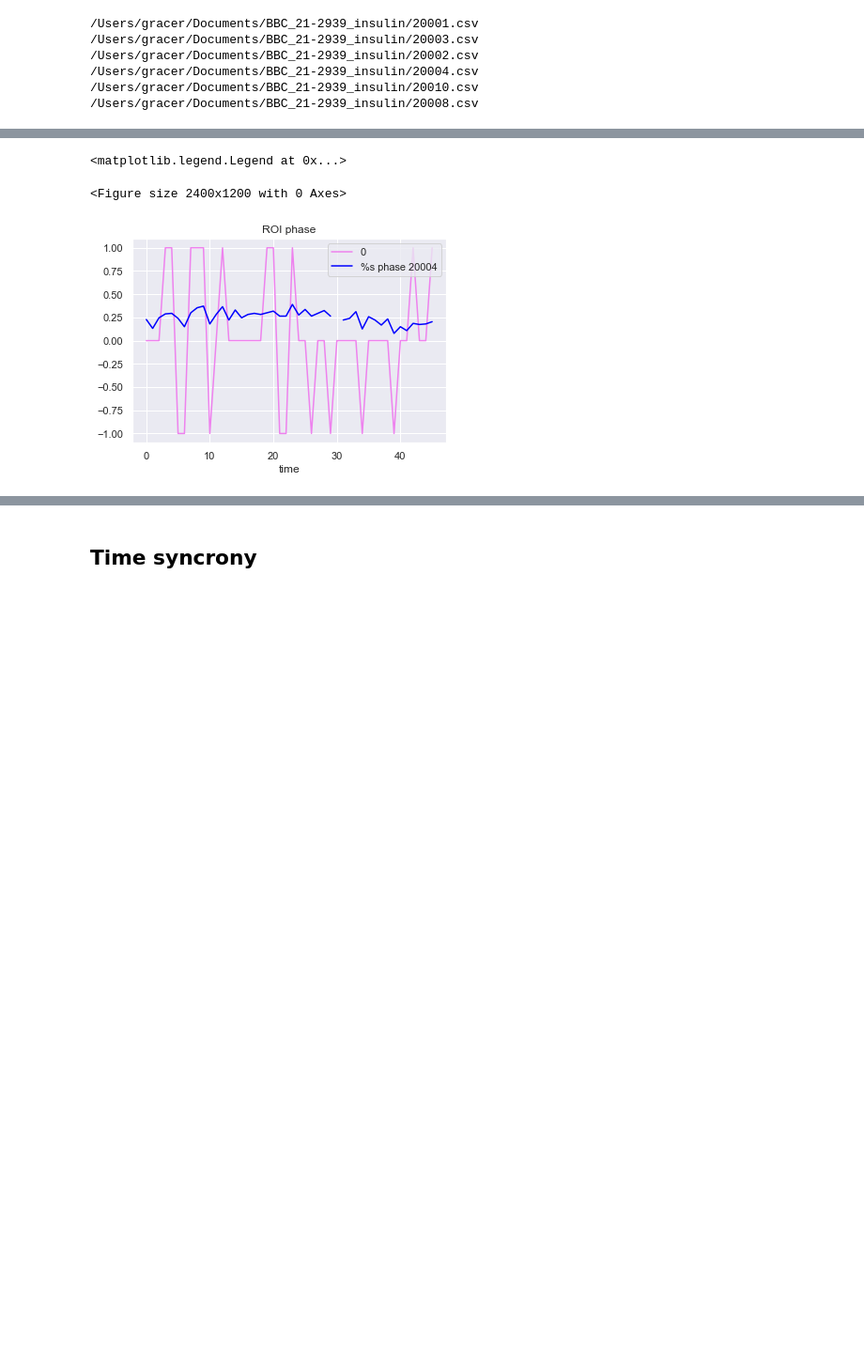
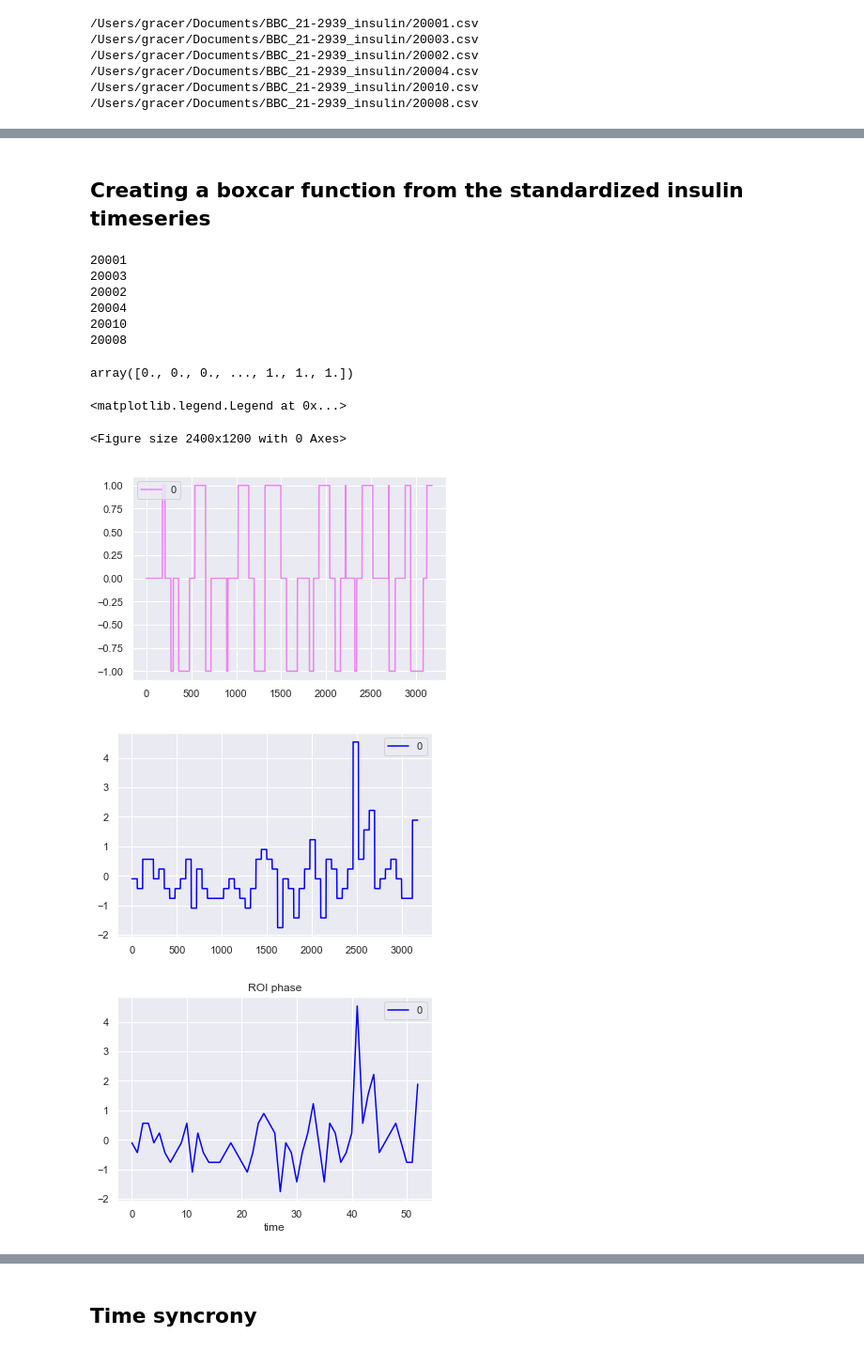
Before and after one commit to grace-shearrer/multilayer_analysis, a Jupyter notebook: multilayer_analysis.ipynb, the cells around one changed output, grey strips where cells are left out. Shown at 94% size. Cells and saved outputs as stored; diff of their text form; code cells hidden in the pictures; blank space fills up the shorter version.

Commit message:
got timeseries and the insulin as boxcar

```diff
--- a/multilayer_analysis.ipynb
+++ b/multilayer_analysis.ipynb
@@ -456,2 +553,0 @@ influence = 1
-# %%
-x  = thresholding_algo(y, lag, threshold, influence)
@@ -460,19 +574,55 @@ Next I need to take the signal filter and multiply it by 60 per minute (to get i
+# %% [markdown]
+## Creating a boxcar function from the standardized insulin timeseries
+# %%
+z_ins = []
+subs = []
+for x in list(pd.Series(ins_conv_df['pid']).unique()):
+    ins = np.array(ins_conv_df.loc[ins_conv_df['pid'] == x]['insulin_uIU_mL']).reshape(-1, 1)
+    print(x)
+    inscaler = StandardScaler()
+    X = pd.DataFrame(inscaler.fit_transform(ins))
+    X['sub'] = x
+    z_ins.append(X)
+# %% [output]
+20001
+20003
+20002
+20004
+20010
+20008
+# %%
+z_ins = pd.concat(z_ins)
+# %%
+lag = 180
+threshold = 1
+influence = 1
+thresh_alg = {}
+for x in list(pd.Series(ins_conv_df['pid']).unique()):
+    y = np.array(z_ins.loc[z_ins['sub'] == x][0].repeat(60))
+    z  = thresholding_algo(y, lag, threshold, influence)
+    thresh_alg['%s'%x]=z
+# %%
+thresh_alg['20001']['signals']
+# %% [output]
+array([0., 0., 0., ..., 1., 1., 1.])
 # %%
 plt.figure(figsize=(16, 8), dpi=150)
-# in_sync[x] = np.angle(hilbert(insulin_df[x], axis=0))
 pd.DataFrame(x['signals']).plot(label='%s phase 20004', color = 'violet')
-ins_conv_df.loc[ins_conv_df['pid'] == 20001]['insulin_pmol'].plot(label='%s phase 20004', color = 'blue')
+pd.DataFrame(y).plot(label='%s phase 20004', color = 'blue')
+pd.DataFrame(z_ins.loc[z_ins['sub'] == 20010][0]).plot(label='%s phase 20004', color = 'blue')
 
 # adding title to the plot
 plt.title('ROI phase')
 
 # adding Label to the x-axis
 plt.xlabel('time')
 
 # adding legend to the curve
 plt.legend()
 # %% [output]
 <matplotlib.legend.Legend at 0x...>
 <Figure size 2400x1200 with 0 Axes>
-[figure, old version]
+[figure, new version]
+[figure, added]
+[figure, added]
 # %% [markdown]
```
Also changed, not shown: parts of 40 cells of this notebook.
